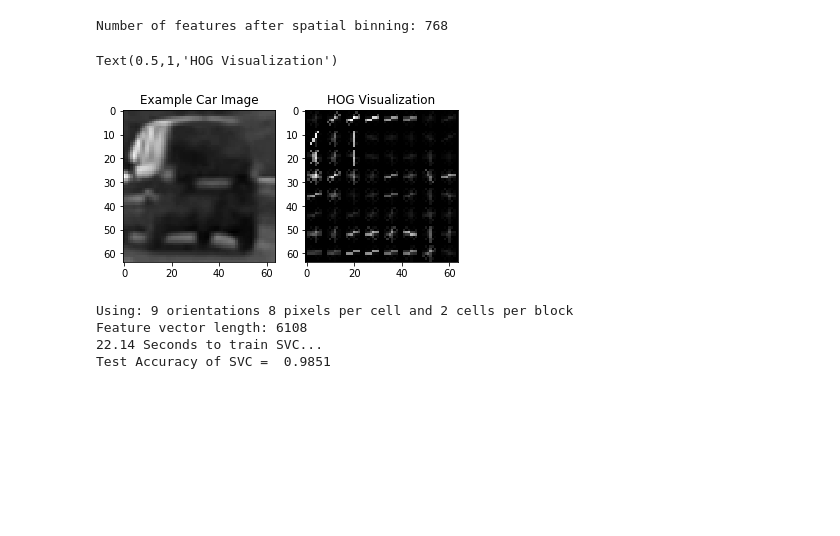
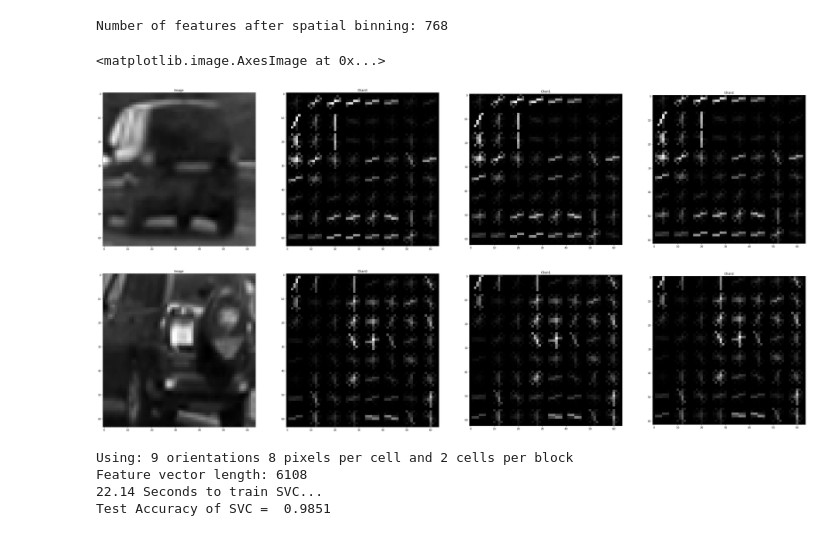
Before and after one commit to papiot/CarND-Vehicle-Detection, a Jupyter notebook: CarND-Vehicle-Detection-Project.ipynb, the cells around one changed output. Saved outputs shown, nothing was run; the diff lists cells and outputs as text; code cells hidden in the pictures; blank space fills up the shorter version.

```diff
--- a/CarND-Vehicle-Detection-Project.ipynb
+++ b/CarND-Vehicle-Detection-Project.ipynb
@@ -427,27 +427,59 @@ def draw_boxes(img, bboxes, color=(0, 0, 255), thick=6):
 # %%
 from skimage.feature import hog
 
 # Let's test the HOG feature class
 img = vehicle_images_arr[25]
 img = cv2.cvtColor(img, cv2.COLOR_RGB2GRAY)
 
 # Call our function with vis=True to see an image output
 features, hog_image = get_hog_features(img, orient= 9,
                         pix_per_cell= 8, cell_per_block= 2,
                         vis=True, feature_vec=False)
 
 
-# Plot the examples
-fig = plt.figure()
-plt.subplot(121)
+plt.figure(figsize=(50,30))
+columns = 4
+plt.subplot(1,4,1)
+plt.title('Image')
 plt.imshow(img, cmap='gray')
-plt.title('Example Car Image')
-plt.subplot(122)
-plt.imshow(hog_image, cmap='gray')
-plt.title('HOG Visualization')
+plt.subplot(1,4,2)
+plt.title('Chan0')
+plt.imshow(hog_image[0:], cmap='gray')
+plt.subplot(1,4,3)
+plt.title('Chan1')
+plt.imshow(hog_image[1:], cmap='gray')
+plt.subplot(1,4,4)
+plt.title('Chan2')
+plt.imshow(hog_image[2:], cmap='gray')
+
+
+
+img = vehicle_images_arr[40]
+img = cv2.cvtColor(img, cv2.COLOR_RGB2GRAY)
+
+# Call our function with vis=True to see an image output
+features, hog_image = get_hog_features(img, orient= 9,
+                        pix_per_cell= 8, cell_per_block= 2,
+                        vis=True, feature_vec=False)
+
+plt.figure(figsize=(50,30))
+columns = 4
+plt.subplot(1,4,1)
+plt.title('Image')
+plt.imshow(img, cmap='gray')
+plt.subplot(1,4,2)
+plt.title('Chan0')
+plt.imshow(hog_image[0:], cmap='gray')
+plt.subplot(1,4,3)
+plt.title('Chan1')
+plt.imshow(hog_image[1:], cmap='gray')
+plt.subplot(1,4,4)
+plt.title('Chan2')
+plt.imshow(hog_image[2:], cmap='gray')
 # %% [output]
-Text(0.5,1,'HOG Visualization')
+<matplotlib.image.AxesImage at 0x...>
-[figure, old version]
+[figure, new version]
+[figure, added]
 # %%
 import time
 from sklearn.model_selection import train_test_split
```
Also changed, not shown: parts of 3 cells of this notebook, 8 other files.
